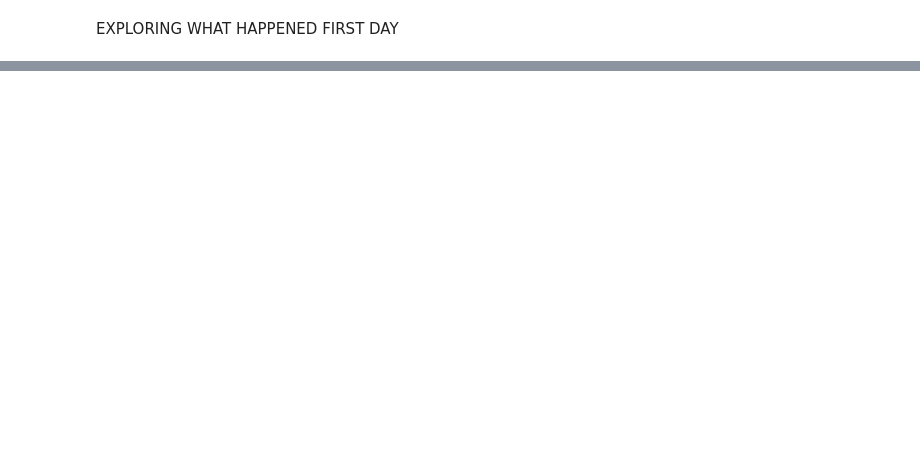
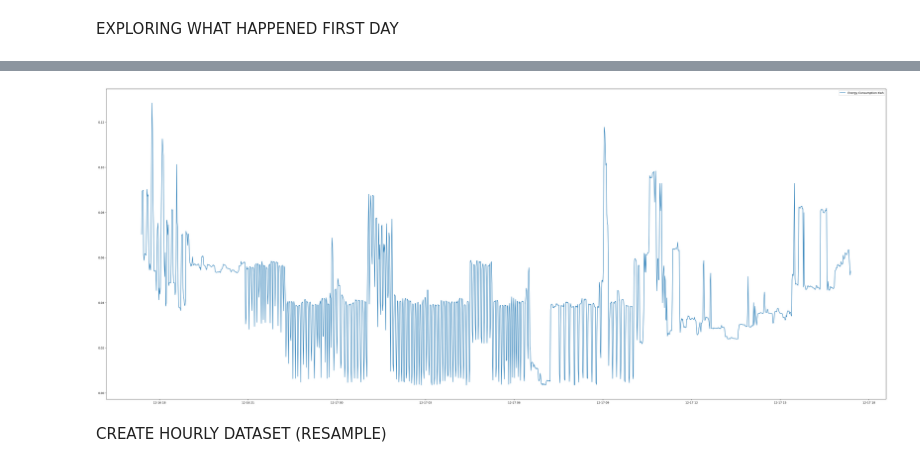
Before and after one commit to ioannisand/houshold_consumption_prediction, a Jupyter notebook: Data_Loading_EDA.ipynb, the cells around one changed output, grey strips where cells are left out. Saved outputs shown, nothing was run; the diff lists cells and outputs as text; code cells hidden in the pictures; blank space fills up the shorter version.

Commit message:
CH-2: EDA, resampling for hours and days and visualisation

```diff
--- a/Data_Loading_EDA.ipynb
+++ b/Data_Loading_EDA.ipynb
@@ -91,3 +81,5 @@ df.head()
+# %%
+df.set_index("Timestamp", inplace=True)
 # %% [markdown]
 EXPLORING WHAT HAPPENED FIRST DAY
 # %%
@@ -108,0 +102,10 @@ first day std consumption 0.020033505008524775
+# %%
+plt.figure(figsize=(50, 20) )
+
+plt.plot(first_day_df['Energy Consumption Kwh'], label="Energy Consumption Kwh")
+plt.legend()
+plt.show()
+# %% [output]
+[figure, added]
+# %% [markdown]
+CREATE HOURLY DATASET (RESAMPLE)
```
Also changed, not shown: parts of 15 cells of this notebook.
